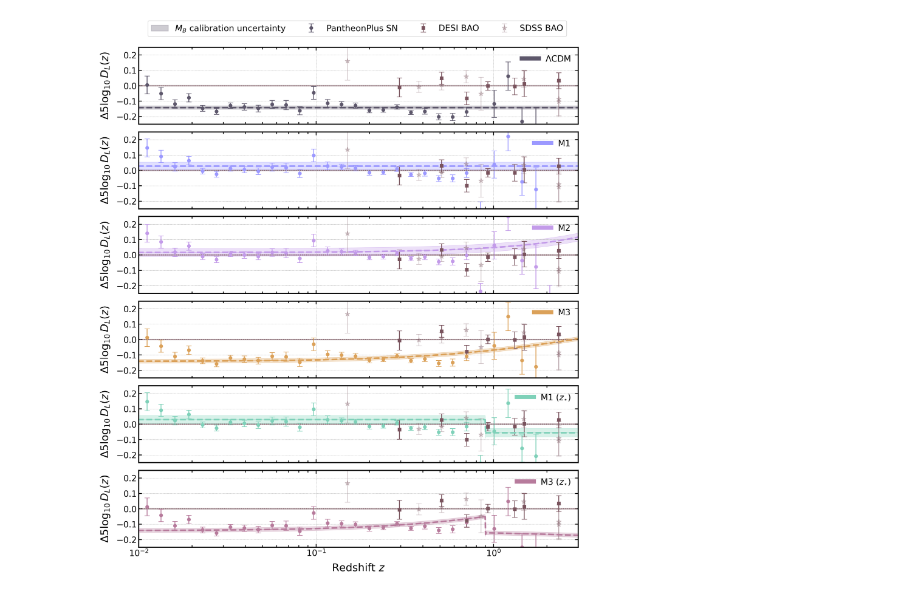
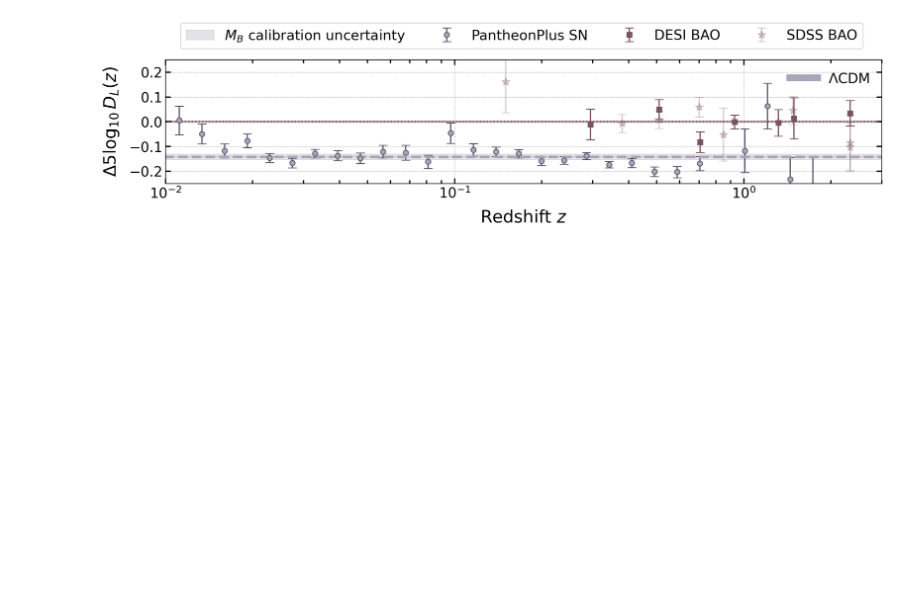
Before and after one commit to elsateixeira/class_ddr, a Jupyter notebook: DDR_FIGURES/Figure1.ipynb, the cells around one changed output. Saved outputs shown, nothing was run; the diff lists cells and outputs as text; code cells hidden in the pictures; blank space fills up the shorter version.

Commit message:
updated figures

```diff
--- a/DDR_FIGURES/Figure1.ipynb
+++ b/DDR_FIGURES/Figure1.ipynb
@@ -105,6 +105,9 @@ for i, params in enumerate(cosmo_params):
     #WG this inzialize the class TheoryCalculator in Thery_class.py
     theory = TheoryCalculator(**params)
 
+    data = Data(theory=theory)
+    print(data.BAO())
+
     # ==================== Supernovae Data-points ======================================================
 
     #WG: this gets \mu(z) when DL(z) = (1+z)^2 \eta(z) DA(z) at the redshifts observed by SN
@@ -182,7 +203,7 @@ aa = '#C39BE9' #violet
 #aa = '#EA85AF'
 bb = '#ED9107' #orange
 cc = '#9C99FF' #blue
-dd = '#5D576B' #grey
+dd = '#AAA5B6' #grey
 ee = '#EEE5E9' #beige
 ff = '#7FD1B9' #green
 gg = '#DBA159' #yellow
@@ -193,60 +214,59 @@ pp = '#79535D'
 colors = [dd,cc,aa,gg,ff,hh]
 labels = [r'$\Lambda$CDM', 'M1', 'M2', 'M3', 'M1 ($z_{\star}$)', 'M3 ($z_{\star}$)']
 
-fig, axes = plt.subplots(6, 1, figsize=(13, 15), sharex=True)
+# Only plot the first panel
+fig, ax = plt.subplots(1, 1, figsize=(13, 3.3))
 
-for i, ax in enumerate(axes):
-    ax.set_xscale('log')
-    ax.set_yscale('linear')
+ax.set_xscale('log')
+ax.set_yscale('linear')
 
-    ax.set_ylabel(r'$\Delta5\log_{10} D_L(z)$', size=20, labelpad=10)
-    ax.grid(lw=0.5, ls='--')
+ax.set_ylabel(r'$\Delta5\log_{10} D_L(z)$', size=20, labelpad=10)
+ax.grid(lw=0.5, ls='--')
 
-    # Plot with error bars for each index
-    ax.errorbar(mu_obs_SN['z'], delta_mu_SN_ddr_array[i], yerr=mu_obs_SN['error'], fmt='o', capsize=5, label='PantheonPlus SN', color=colors[i])
-    ax.errorbar(mu_obs_DESI['z'], delta_mu_DESI_array[i], yerr=mu_obs_DESI['error'], fmt='s', capsize=5, label='DESI BAO', color=pp)
-    ax.errorbar(mu_obs_SDSS['z'], delta_mu_SDSS_array[i], yerr=mu_obs_SDSS['error'], fmt='*', capsize=5, markersize=10, label='SDSS BAO', color=pp, alpha=0.3)
+# Plot with error bars for each index (first model only)
+i = 0  # Plotting for the first model
+ax.errorbar(mu_obs_SN['z'], delta_mu_SN_ddr_array[i], yerr=mu_obs_SN['error'], fmt='o', capsize=5, label='PantheonPlus SN', markerfacecolor=colors[i], color='#5D576B')
+ax.errorbar(mu_obs_DESI['z'], delta_mu_DESI_array[i], yerr=mu_obs_DESI['error'], fmt='s', capsize=5, label='DESI BAO', color=pp)
+ax.errorbar(mu_obs_SDSS['z'], delta_mu_SDSS_array[i], yerr=mu_obs_SDSS['error'], fmt='*', capsize=5, markersize=10, label='SDSS BAO', color=pp, alpha=0.3)
 
-    # Plot theoretical lines
-    ax.plot(z, delta_mu_DESI_pl[i], c=pp, lw=lw/2, ls=':')
-    ax.fill_between(z, delta_mu_DESI_pl[i], delta_mu_DESI_max_pl[i], where=(delta_mu_DESI_max_pl[i] > delta_mu_DESI_pl[i]), color=pp, alpha=0.3)
-                    #,label=r'$r_s$ calibration uncertainty')
-    ax.fill_between(z, delta_mu_DESI_pl[i], delta_mu_DESI_min_pl[i], where=(delta_mu_DESI_min_pl[i] < delta_mu_DESI_pl[i]), color=pp, alpha=0.3)
+# Plot theoretical lines for the first model
+ax.plot(z, delta_mu_DESI_pl[i], c=pp, lw=lw/2, ls=':')
+ax.fill_between(z, delta_mu_DESI_pl[i], delta_mu_DESI_max_pl[i], where=(delta_mu_DESI_max_pl[i] > delta_mu_DESI_pl[i]), color=pp, alpha=0.3)
+ax.fill_between(z, delta_mu_DESI_pl[i], delta_mu_DESI_min_pl[i], where=(delta_mu_DESI_min_pl[i] < delta_mu_DESI_pl[i]), color=pp, alpha=0.3)
 
-    ax.plot(z, delta_mu_SN_pl[i], c=colors[i], lw=lw, ls='--')
-    ax.fill_between(z, delta_mu_SN_pl[i], delta_mu_SN_max_pl[i], where=(delta_mu_SN_max_pl[i] > delta_mu_SN_pl[i]), color=colors[i], alpha=0.3,label=r'$M_B$ calibration uncertainty')
-    ax.fill_between(z, delta_mu_SN_pl[i], delta_mu_SN_min_pl[i], where=(delta_mu_SN_min_pl[i] < delta_mu_SN_pl[i]), color=colors[i], alpha=0.3)
+ax.plot(z, delta_mu_SN_pl[i], c=colors[i], lw=lw, ls='--')
+ax.fill_between(z, delta_mu_SN_pl[i], delta_mu_SN_max_pl[i], where=(delta_mu_SN_max_pl[i] > delta_mu_SN_pl[i]), color=colors[i], alpha=0.3, label=r'$M_B$ calibration uncertainty')
+ax.fill_between(z, delta_mu_SN_pl[i], delta_mu_SN_min_pl[i], where=(delta_mu_SN_min_pl[i] < delta_mu_SN_pl[i]), color=colors[i], alpha=0.3)
 
-    # Add label
-    ax.plot(z + 5, 100 * delta_mu_SN_pl[i], c='k', lw=2, ls='--')
-    #, label=r'Model bestfit')
+# Add label for the first model
+ax.plot(z + 5, 100 * delta_mu_SN_pl[i], c='k', lw=2, ls='--')
 
-    ax.tick_params(axis='both', which='both', labelsize=16)
-    ax.xaxis.set_tick_params(which='major', size=6, width=1.5, direction='in', top=True)
-    ax.xaxis.set_tick_params(which='minor', size=4, width=1.5, direction='in', top=True)
-    ax.yaxis.set_tick_params(which='major', size=6, width=1.5, direction='in', right=True)
-    ax.yaxis.set_tick_params(which='minor', size=4, width=1.5, direction='in', right=True)
+ax.tick_params(axis='both', which='both', labelsize=16)
+ax.xaxis.set_tick_params(which='major', size=6, width=1.5, direction='in', top=True)
+ax.xaxis.set_tick_params(which='minor', size=4, width=1.5, direction='in', top=True)
+ax.yaxis.set_tick_params(which='major', size=6, width=1.5, direction='in', right=True)
+ax.yaxis.set_tick_params(which='minor', size=4, width=1.5, direction='in', right=True)
 
-    ax.set_xlim(0.01, 3)
-    ax.set_ylim(-0.25, 0.25)  # Y-axis limit updated
-    ax.set_yticks([-0.2, -0.1, 0, 0.1, 0.2])  # Set specific ticks at -0.2, -0.1, 0, 0.1, 0.2 (to evaluate)
+ax.set_xlim(0.01, 3)
+ax.set_ylim(-0.25, 0.25)  # Y-axis limit updated
+ax.set_yticks([-0.2, -0.1, 0, 0.1, 0.2])  # Set specific ticks at -0.2, -0.1, 0, 0.1, 0.2 (to evaluate)
 
-    # Set individual model labels
-    handle = ax.plot([], [], color=colors[i], lw=8, label=labels[i])[0]
-    ax.legend([handle], [labels[i]], loc='upper right', fontsize=16, frameon=False)
+# Set individual model labels
+handle = ax.plot([], [], color=colors[i], lw=8, label=labels[i])[0]
+ax.legend([handle], [labels[i]], loc='upper right', fontsize=16, frameon=False)
 
-# Set x-label only for the last subplot
-axes[-1].set_xlabel(r'Redshift $z$', size=20, labelpad=10)
+# Set x-label for the first subplot
+ax.set_xlabel(r'Redshift $z$', size=20, labelpad=10)
 
 plt.rcParams['font.size'] = 14
 plt.rcParams['axes.linewidth'] = 2
-handles, labels = axes[0].get_legend_handles_labels()
-print(labels)
-new_handles = [handles[0],handles[2],handles[3],handles[4]]
-new_labels = [labels[0],labels[2],labels[3],labels[4]]
-fig.legend(new_handles, new_labels, loc='upper center', ncol=4, fontsize=16, frameon=True,bbox_to_anchor=(0.038, 0.94, 1, 0.05))
+handles, labels = ax.get_legend_handles_labels()
+new_handles = [handles[0], handles[2], handles[3], handles[4]]
+new_labels = [labels[0], labels[2], labels[3], labels[4]]
+fig.legend(new_handles, new_labels, loc='upper center', ncol=4, fontsize=16, frameon=True, bbox_to_anchor=(0.038, 1.05, 1, 0.05))
+
 fig.tight_layout(rect=[0, 0, 1, 0.95])  # Leaves space for the legend
 fig.subplots_adjust(hspace=0.1)  # Increased hspace for more spacing between subplots
-plt.savefig('sn_bao_lcdm_panels.pdf', transparent=True, bbox_inches='tight', pad_inches=0.1)
+plt.savefig('sn_bao_lcdm_only.pdf', transparent=True, bbox_inches='tight', pad_inches=0.1)
 plt.show()
 # %% [output]
@@ -254 +273 @@ plt.show()
-[figure, old version]
+[figure, new version]
```
Also changed, not shown: parts of 6 cells of this notebook, 15 other files.
